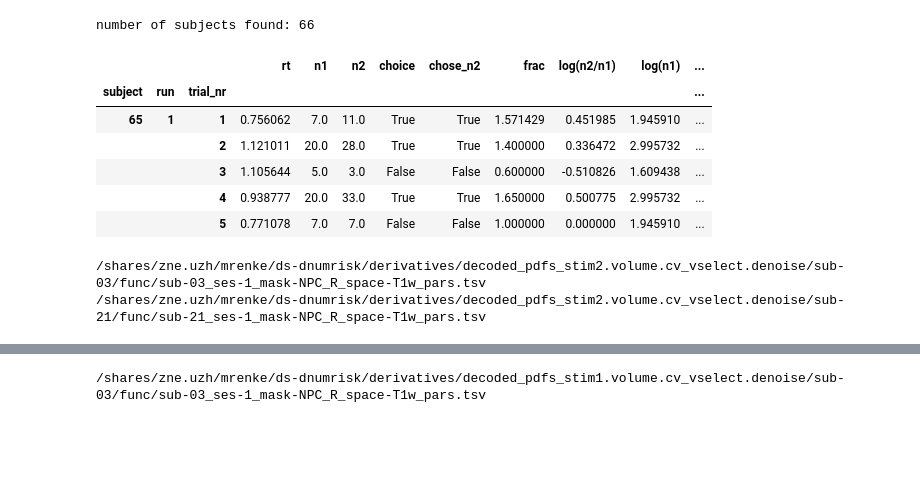
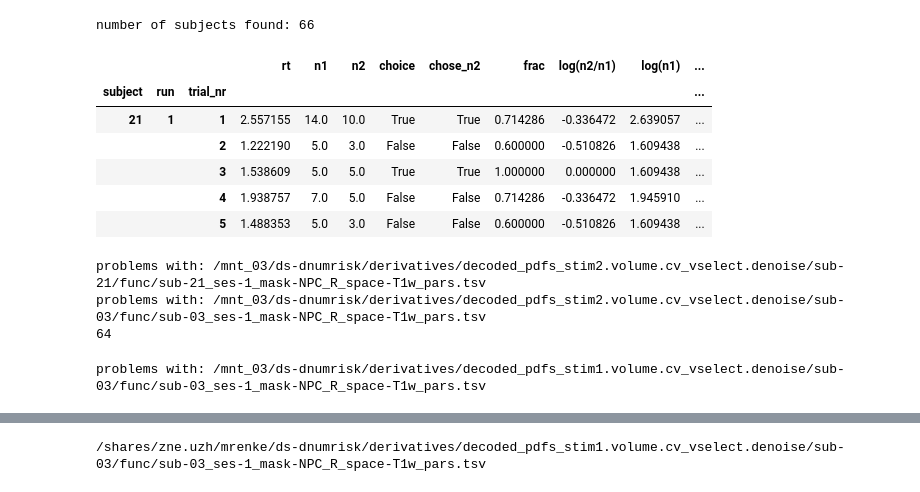
Before and after one commit to mrenke/numrisk, a Jupyter notebook: numrisk/neural_general/decode-stim2_nPRF_cluster.ipynb, the cells around one changed output, grey strips where cells are left out. Cells and saved outputs as stored; diff of their text form; code cells hidden in the pictures; blank space fills up the shorter version.

Commit message:
stim2 & 2D deoding results

```diff
--- a/numrisk/neural_general/decode-stim2_nPRF_cluster.ipynb
+++ b/numrisk/neural_general/decode-stim2_nPRF_cluster.ipynb
@@ -19,24 +11,25 @@ import pandas as pd
 import matplotlib.pyplot as plt
 import seaborn as sns
 
-bids_folder = '/shares/zne.uzh/mrenke/ds-dnumrisk'
+#bids_folder = '/shares/zne.uzh/mrenke/ds-dnumrisk'
+bids_folder = '/mnt_03/ds-dnumrisk'
 subjects = [int(f[4:]) for f in os.listdir(bids_folder) if f[0:3] == 'sub' and len(f) == 6]
 # %%
 from numrisk.utils.data import get_data_magjduge
 
-df = get_data_magjduge(bids_folder=bids_folder)
-df['log(n2)'] = np.log(df['n2'] )
+df_behav = get_data_magjduge(bids_folder=bids_folder)
+df_behav['log(n2)'] = np.log(df_behav['n2'] )
 
-df.head()
+df_behav.head()
 # %% [output]
 number of subjects found: 66
 |  |  |  | rt | n1 | n2 | choice | chose_n2 | frac | log(n2/n1) | log(n1) | ... |
 | subject | run | trial_nr |  |  |  |  |  |  |  |  | ... |
-| 65 | 1 | 1 | 0.756062 | 7.0 | 11.0 | True | True | 1.571429 | 0.451985 | 1.945910 | ... |
-|  |  | 2 | 1.121011 | 20.0 | 28.0 | True | True | 1.400000 | 0.336472 | 2.995732 | ... |
-|  |  | 3 | 1.105644 | 5.0 | 3.0 | False | False | 0.600000 | -0.510826 | 1.609438 | ... |
-|  |  | 4 | 0.938777 | 20.0 | 33.0 | True | True | 1.650000 | 0.500775 | 2.995732 | ... |
-|  |  | 5 | 0.771078 | 7.0 | 7.0 | False | False | 1.000000 | 0.000000 | 1.945910 | ... |
+| 21 | 1 | 1 | 2.557155 | 14.0 | 10.0 | True | True | 0.714286 | -0.336472 | 2.639057 | ... |
+|  |  | 2 | 1.222190 | 5.0 | 3.0 | False | False | 0.600000 | -0.510826 | 1.609438 | ... |
+|  |  | 3 | 1.538609 | 5.0 | 5.0 | True | True | 1.000000 | 0.000000 | 1.609438 | ... |
+|  |  | 4 | 1.938757 | 7.0 | 5.0 | False | False | 0.714286 | -0.336472 | 1.945910 | ... |
+|  |  | 5 | 1.488353 | 5.0 | 3.0 | False | False | 0.600000 | -0.510826 | 1.609438 | ... |
 # %%
 from utils import get_decoding_info
 n_stim = 2
@@ -45,12 +38,24 @@ pred_stim2 = []
 for sub in subjects:
     pred_stim2.append(get_decoding_info(sub,n_stim=n_stim, bids_folder=bids_folder))
 
-pred_stim2 = pd.concat(pred_stim2).join(df, how='inner')
+pred_stim2 = pd.concat(pred_stim2)
 
 import pingouin as pg
-
-r = pred_stim2.groupby(['subject', 'group']).apply(lambda d: pg.corr(d['E'], d[f'log(n{n_stim})']))
+r = pred_stim2.join(df_behav, how='inner').groupby(['subject', 'group']).apply(lambda d: pg.corr(d['E'], d[f'log(n{n_stim})']))
 r_stim2 = r.groupby(['subject','group'])['r'].mean()
+print(len(r_stim2)) # 46
 # %% [output]
-/shares/zne.uzh/mrenke/ds-dnumrisk/derivatives/decoded_pdfs_stim2.volume.cv_vselect.denoise/sub-03/func/sub-03_ses-1_mask-NPC_R_space-T1w_pars.tsv
-/shares/zne.uzh/mrenke/ds-dnumrisk/derivatives/decoded_pdfs_stim2.volume.cv_vselect.denoise/sub-21/func/sub-21_ses-1_mask-NPC_R_space-T1w_pars.tsv
+problems with: /mnt_03/ds-dnumrisk/derivatives/decoded_pdfs_stim2.volume.cv_vselect.denoise/sub-21/func/sub-21_ses-1_mask-NPC_R_space-T1w_pars.tsv
+problems with: /mnt_03/ds-dnumrisk/derivatives/decoded_pdfs_stim2.volume.cv_vselect.denoise/sub-03/func/sub-03_ses-1_mask-NPC_R_space-T1w_pars.tsv
+64
+# %%
+n_stim = 1
+pred_stim1 = []
+for sub in subjects:
+    pred_stim1.append(get_decoding_info(sub,n_stim=n_stim, bids_folder=bids_folder))
+pred_stim1 = pd.concat(pred_stim1)
+
+r = pred_stim1.join(df_behav, how='inner').groupby(['subject', 'group']).apply(lambda d: pg.corr(d['E'], d[f'log(n{n_stim})']))
+r_stim1 = r.groupby(['subject','group'])['r'].mean()
+# %% [output]
+problems with: /mnt_03/ds-dnumrisk/derivatives/decoded_pdfs_stim1.volume.cv_vselect.denoise/sub-03/func/sub-03_ses-1_mask-NPC_R_space-T1w_pars.tsv
```
Also changed, not shown: parts of 11 cells of this notebook, 2 other files.
